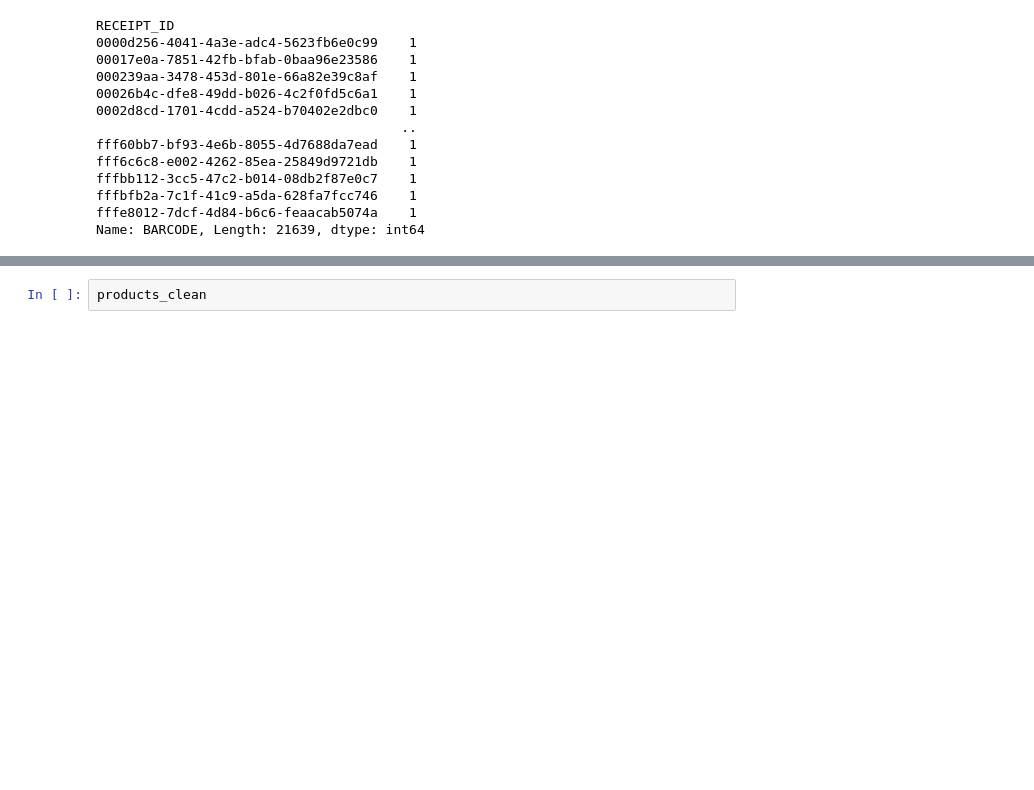
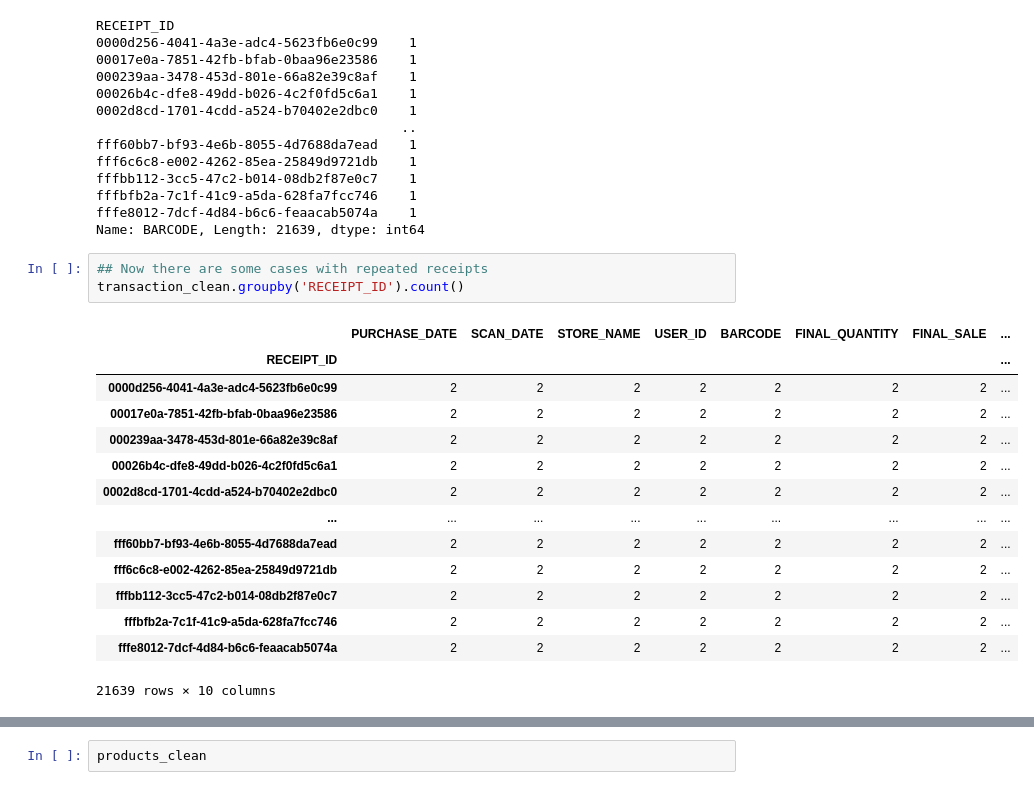
Before and after one commit to mariaob1201/FETCH-challenge, a Jupyter notebook: 2_processing/1.2_cleaning_merging.ipynb, the cells around one changed output, grey strips where cells are left out. Saved outputs shown, nothing was run; the diff lists cells and outputs as text; blank space fills up the shorter version.

```diff
--- a/2_processing/1.2_cleaning_merging.ipynb
+++ b/2_processing/1.2_cleaning_merging.ipynb
@@ -639,4 +647,22 @@ fffbb112-3cc5-47c2-b014-08db2f87e0c7    1
 fffbfb2a-7c1f-41c9-a5da-628fa7fcc746    1
 fffe8012-7dcf-4d84-b6c6-feaacab5074a    1
 Name: BARCODE, Length: 21639, dtype: int64
+# %%
+## Now there are some cases with repeated receipts
+transaction_clean.groupby('RECEIPT_ID').count()
+# %% [output]
+|  | PURCHASE_DATE | SCAN_DATE | STORE_NAME | USER_ID | BARCODE | FINAL_QUANTITY | FINAL_SALE | ... |
+| RECEIPT_ID |  |  |  |  |  |  |  | ... |
+| 0000d256-4041-4a3e-adc4-5623fb6e0c99 | 2 | 2 | 2 | 2 | 2 | 2 | 2 | ... |
+| 00017e0a-7851-42fb-bfab-0baa96e23586 | 2 | 2 | 2 | 2 | 2 | 2 | 2 | ... |
+| 000239aa-3478-453d-801e-66a82e39c8af | 2 | 2 | 2 | 2 | 2 | 2 | 2 | ... |
+| 00026b4c-dfe8-49dd-b026-4c2f0fd5c6a1 | 2 | 2 | 2 | 2 | 2 | 2 | 2 | ... |
+| 0002d8cd-1701-4cdd-a524-b70402e2dbc0 | 2 | 2 | 2 | 2 | 2 | 2 | 2 | ... |
+| ... | ... | ... | ... | ... | ... | ... | ... | ... |
+| fff60bb7-bf93-4e6b-8055-4d7688da7ead | 2 | 2 | 2 | 2 | 2 | 2 | 2 | ... |
+| fff6c6c8-e002-4262-85ea-25849d9721db | 2 | 2 | 2 | 2 | 2 | 2 | 2 | ... |
+| fffbb112-3cc5-47c2-b014-08db2f87e0c7 | 2 | 2 | 2 | 2 | 2 | 2 | 2 | ... |
+| fffbfb2a-7c1f-41c9-a5da-628fa7fcc746 | 2 | 2 | 2 | 2 | 2 | 2 | 2 | ... |
+| fffe8012-7dcf-4d84-b6c6-feaacab5074a | 2 | 2 | 2 | 2 | 2 | 2 | 2 | ... |
+21639 rows × 10 columns
 # %%
```
Also changed, not shown: parts of 15 cells of this notebook, 3 other files.
